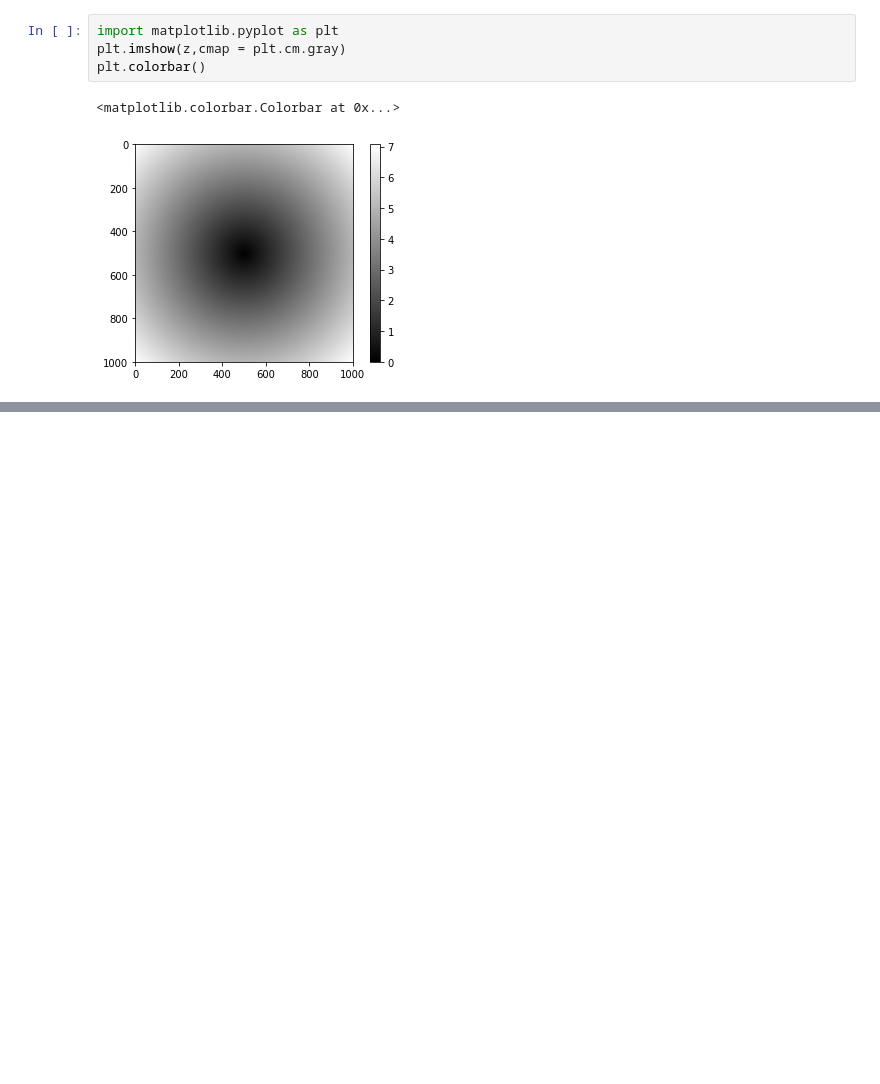
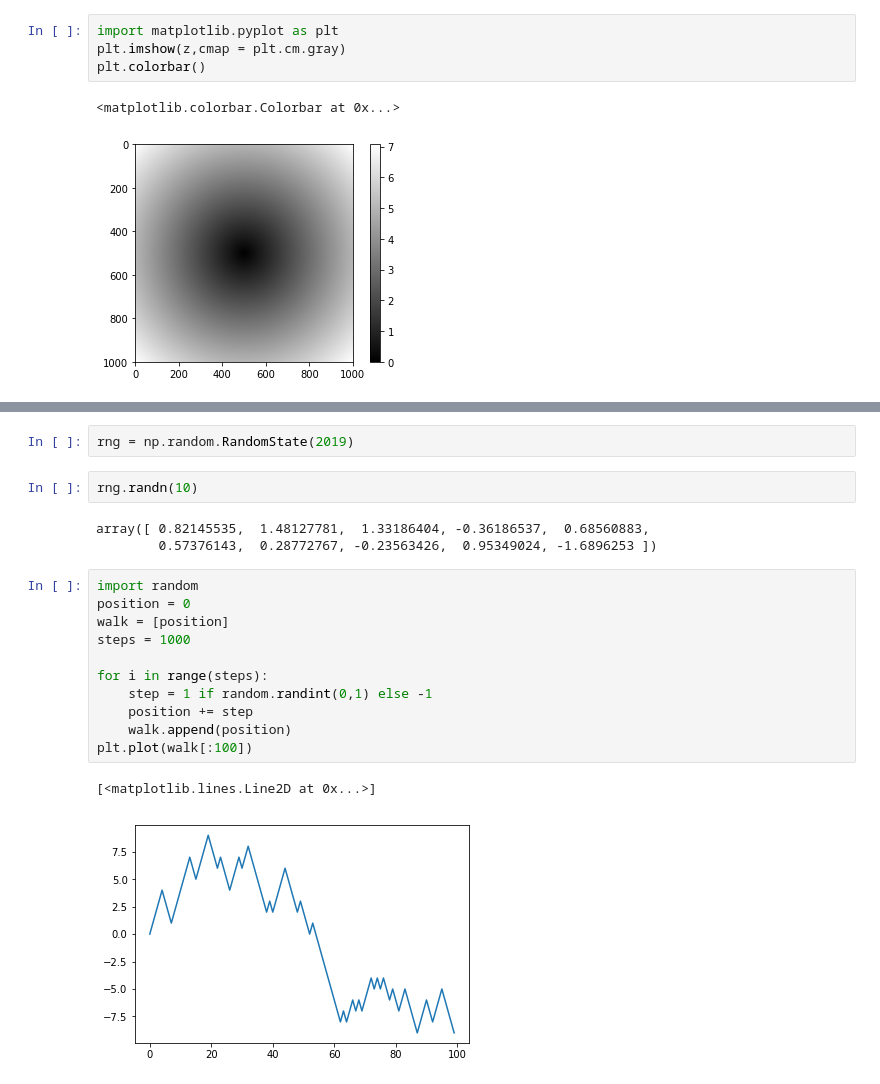
Before and after one commit to siyuxin/Data-Analysis, a Jupyter notebook: Task1/Numpy.ipynb, the cells around one changed output, grey strips where cells are left out. Drawn from its saved outputs; the diff is of its cells as text; blank space fills up the shorter version.

```diff
--- a/Task1/Numpy.ipynb
+++ b/Task1/Numpy.ipynb
@@ -303,0 +319,21 @@ plt.colorbar()
+# %%
+rng = np.random.RandomState(2019)
+# %%
+rng.randn(10)
+# %% [output]
+array([ 0.82145535,  1.48127781,  1.33186404, -0.36186537,  0.68560883,
+        0.57376143,  0.28772767, -0.23563426,  0.95349024, -1.6896253 ])
+# %%
+import random
+position = 0
+walk = [position]
+steps = 1000
+
+for i in range(steps):
+    step = 1 if random.randint(0,1) else -1
+    position += step
+    walk.append(position)
+plt.plot(walk[:100])
+# %% [output]
+[<matplotlib.lines.Line2D at 0x...>]
+[figure, added]
```
Also changed, not shown: parts of 3 cells of this notebook.
